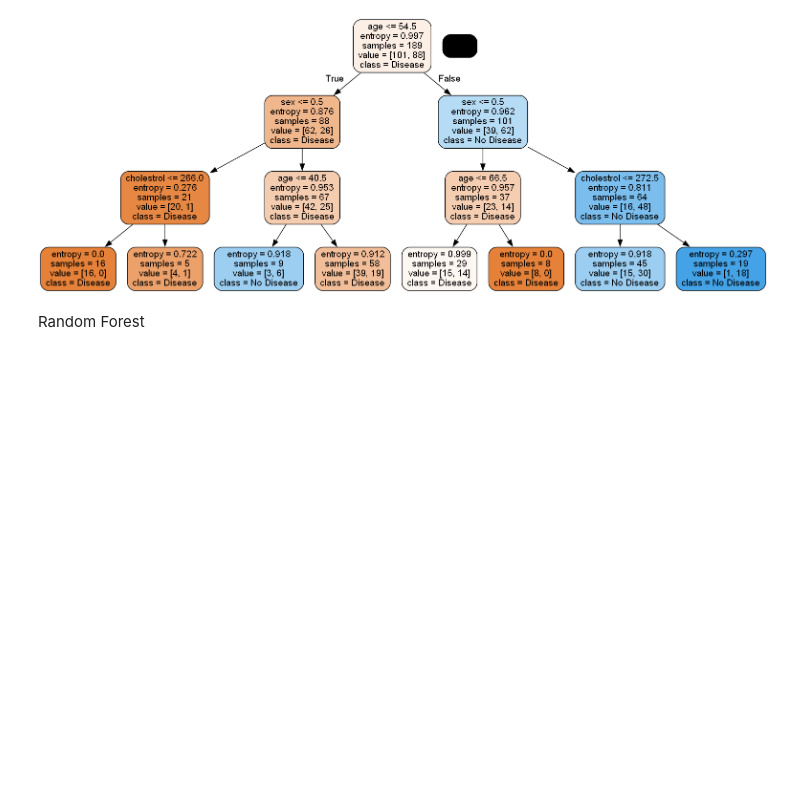
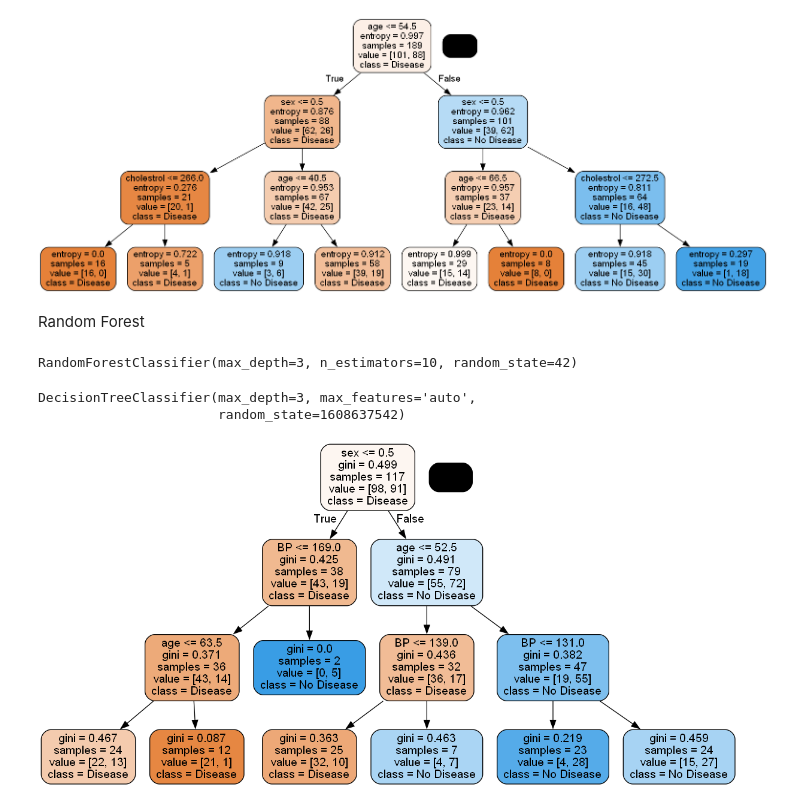
Before and after one commit to Ashik-Mohammed-S/Heart_disease_prediction, a Jupyter notebook: Heart_disease.ipynb, the cells around one changed output. Saved outputs shown, nothing was run; the diff lists cells and outputs as text; code cells hidden in the pictures; blank space fills up the shorter version.

```diff
--- a/Heart_disease.ipynb
+++ b/Heart_disease.ipynb
@@ -331,0 +334,18 @@ Random Forest
+# %%
+rf = RandomForestClassifier(random_state=42, n_estimators=10, max_depth=3)
+# %%
+rf.fit(X_train, y_train)
+# %% [output]
+RandomForestClassifier(max_depth=3, n_estimators=10, random_state=42)
+# %%
+rf.estimators_[0]
+# %% [output]
+DecisionTreeClassifier(max_depth=3, max_features='auto',
+                       random_state=1608637542)
+# %%
+sample_tree = rf.estimators_[4]
+# %%
+gph = get_dt_graph(sample_tree)
+Image(gph.create_png(), width=700, height=700)
+# %% [output]
+[figure, added]
```
Also changed, not shown: parts of 19 cells of this notebook.
